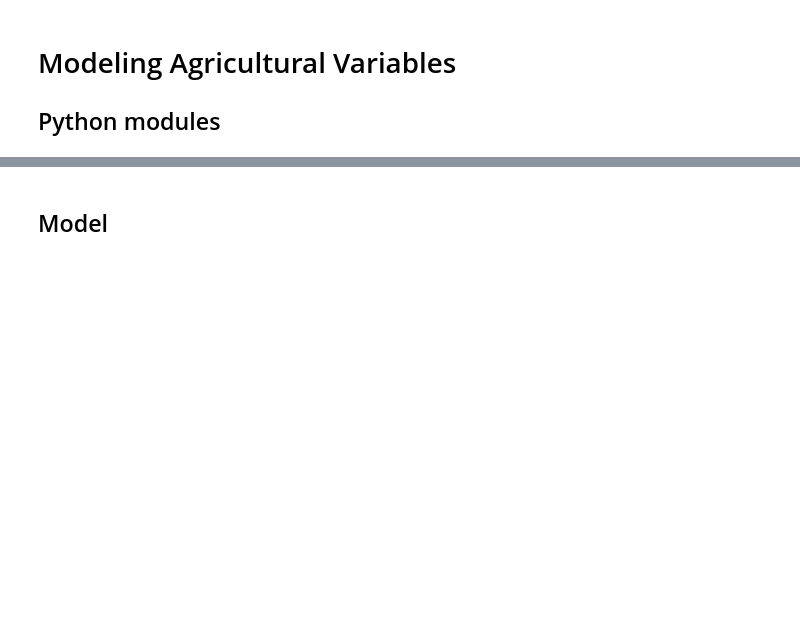
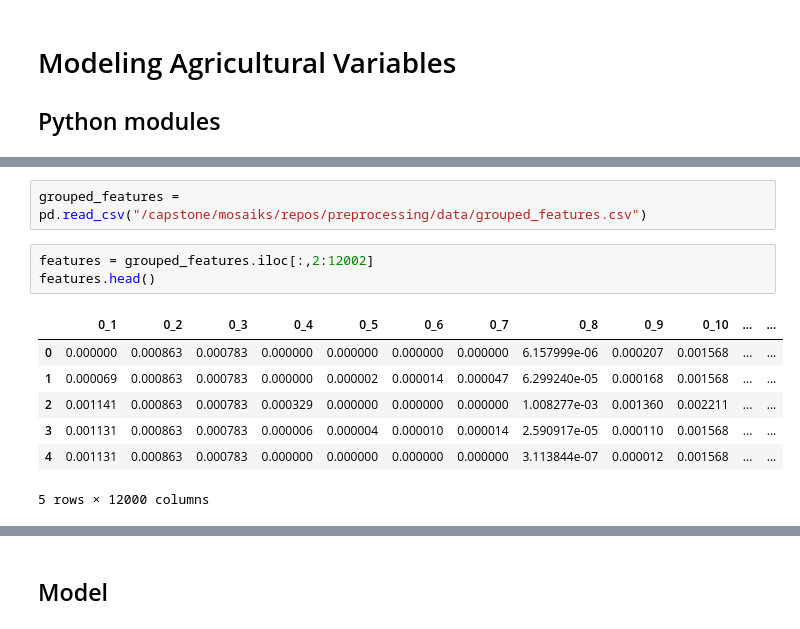
Before and after one commit to mosaiks-capstone/Modeling, a Jupyter notebook: andrew_modeling.ipynb, the cells around one changed output, grey strips where cells are left out. Drawn from its saved outputs; the diff is of its cells as text; blank space fills up the shorter version.

Commit message:
notebooks feature_preprocessing and andrew_modeling are a complete pipeline now

```diff
--- a/andrew_modeling.ipynb
+++ b/andrew_modeling.ipynb
@@ -401,0 +34,13 @@ grouped_features.iloc[:, 12001:]
+# %%
+grouped_features = pd.read_csv("/capstone/mosaiks/repos/preprocessing/data/grouped_features.csv")
+# %%
+features = grouped_features.iloc[:,2:12002]
+features.head()
+# %% [output]
+|  | 0_1 | 0_2 | 0_3 | 0_4 | 0_5 | 0_6 | 0_7 | 0_8 | 0_9 | 0_10 | ... | ... |
+| 0 | 0.000000 | 0.000863 | 0.000783 | 0.000000 | 0.000000 | 0.000000 | 0.000000 | 6.157999e-06 | 0.000207 | 0.001568 | ... | ... |
+| 1 | 0.000069 | 0.000863 | 0.000783 | 0.000000 | 0.000002 | 0.000014 | 0.000047 | 6.299240e-05 | 0.000168 | 0.001568 | ... | ... |
+| 2 | 0.001141 | 0.000863 | 0.000783 | 0.000329 | 0.000000 | 0.000000 | 0.000000 | 1.008277e-03 | 0.001360 | 0.002211 | ... | ... |
+| 3 | 0.001131 | 0.000863 | 0.000783 | 0.000006 | 0.000004 | 0.000010 | 0.000014 | 2.590917e-05 | 0.000110 | 0.001568 | ... | ... |
+| 4 | 0.001131 | 0.000863 | 0.000783 | 0.000000 | 0.000000 | 0.000000 | 0.000000 | 3.113844e-07 | 0.000012 | 0.001568 | ... | ... |
+5 rows × 12000 columns
```
Also changed, not shown: parts of 51 cells of this notebook, 8 other files.
